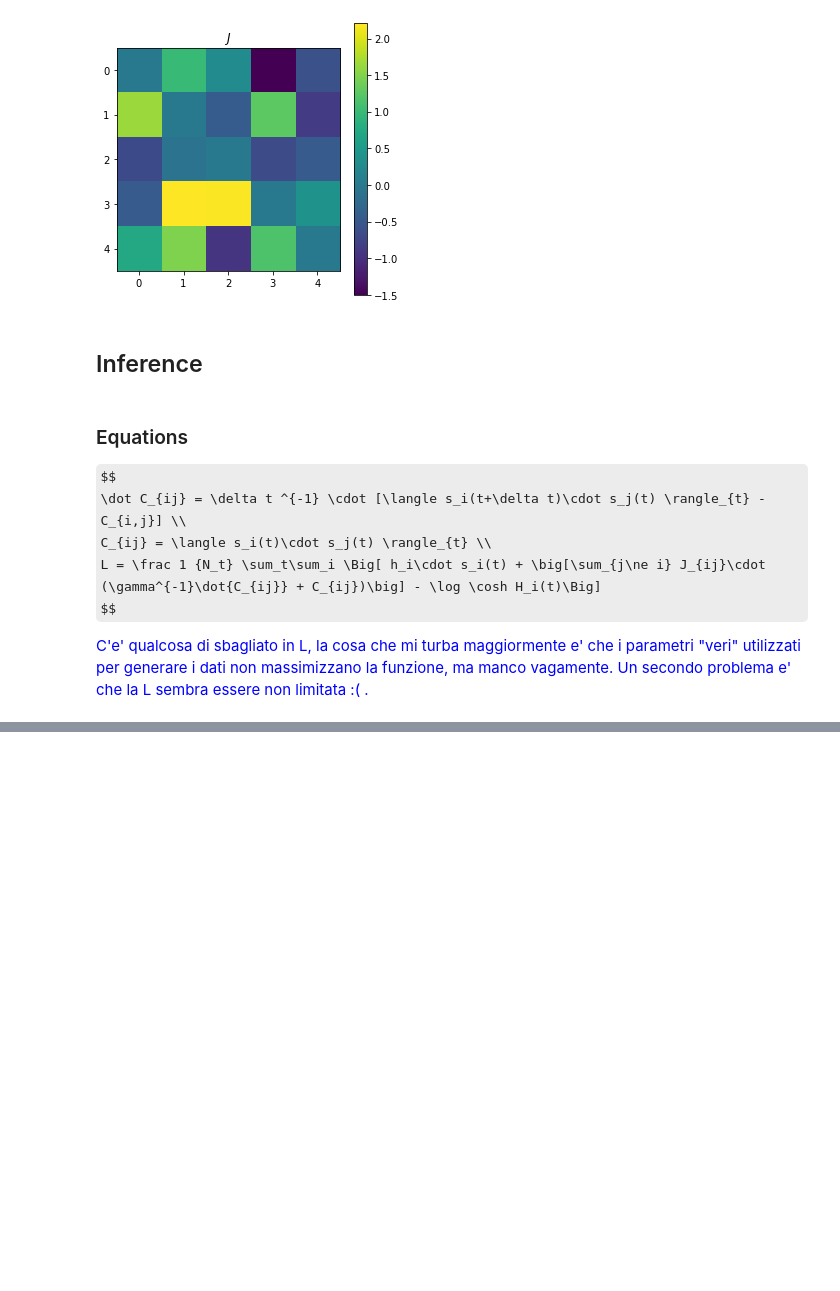
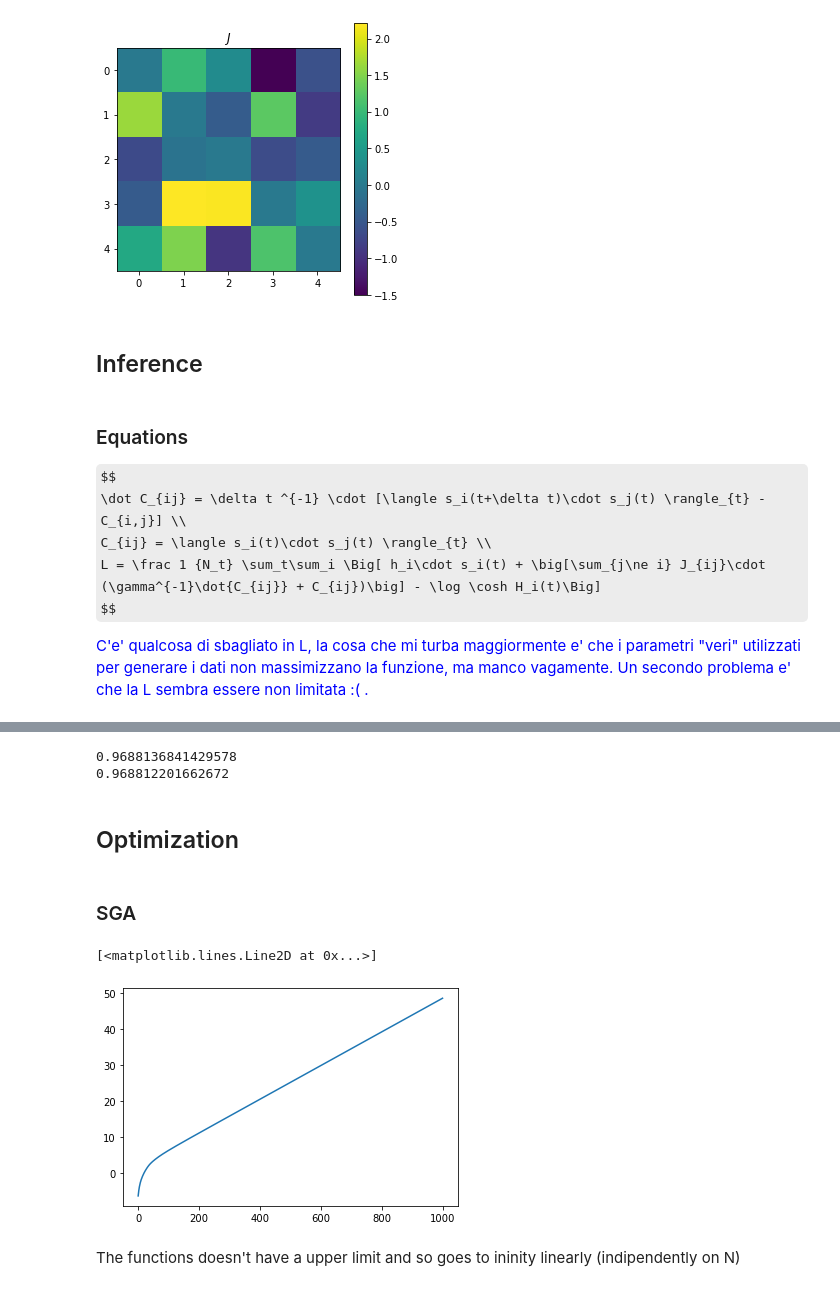
Before and after one commit to micheleavella/brain_project, a Jupyter notebook: projec_v1.ipynb, the cells around one changed output, grey strips where cells are left out. Drawn from its saved outputs; the diff is of its cells as text; code cells hidden in the pictures; some formulas as TeX source; blank space fills up the shorter version.

```diff
--- a/projec_v1.ipynb
+++ b/projec_v1.ipynb
@@ -296,0 +232,27 @@ plt.plot(y,'-o')
+# %%
+def L_grad(p,s,C,C_dot,gamma):
+    N_t = len(s)
+    # p are the params, s is the spins history
+    N = len(s[0])
+    J_0 = p[:N*N].reshape((N,N))     # NxN matrix
+    np.fill_diagonal(J_0,0)          #removing the diagonal terms for easier sums
+    h = p[N*N:]                      # N vector
+
+    dh = np.tile(h,(N_t,1))
+    dh = dh + np.dot(s,J_0.T)
+    dh = s - np.tanh(dh)
+    dh = np.mean(dh,axis=0)
+    # lambda
+
+    dJ = C_dot/gamma + C
+    O = np.zeros((N,N))
+
+    #has to be optimized better
+    for S in s:
+        H_i = np.tanh(h + np.dot(J_0,S))
+        O += np.outer(H_i,S)
+    O /= N_t
+    dJ -= O
+    #lambda
+
+    return np.concatenate((dJ.flatten(),dh))
@@ -296,0 +262,37 @@ plt.plot(y,'-o')
+# %%
+param = 19
+
+x = np.ones(N*N + N)
+dx = 0.00001
+print(L_grad(x,ising.history,C,C_dot,gamma)[param])
+y_i = L_mat(x,ising.history,C,C_dot,gamma)
+x[param]+=dx
+y_f = L_mat(x,ising.history,C,C_dot,gamma)
+print((y_f-y_i)/dx)
+# %% [output]
+0.9688136841429578
+0.968812201662672
+# %% [markdown]
+## Optimization
+# %% [markdown]
+### SGA
+# %%
+np.random.seed(201098)
+mu = -0.2
+sigma = 0.1
+x_0 = np.random.normal(0,1,N*N+N)
+
+steps = 1000
+l_r = 0.1
+
+L_list = []
+for i in tqdm(range(steps),desc = 'Optimizing'):
+    x_0 += l_r * L_grad(x_0,ising.history,C,C_dot,gamma)
+    L_list.append(L_mat(x_0,ising.history,C,C_dot,gamma))
+
+plt.plot(L_list)
+# %% [output]
+[<matplotlib.lines.Line2D at 0x...>]
+[figure, added]
+# %% [markdown]
+The functions doesn't have a upper limit and so goes to ininity linearly (indipendently on N)
```
Also changed, not shown: parts of 21 cells of this notebook.
